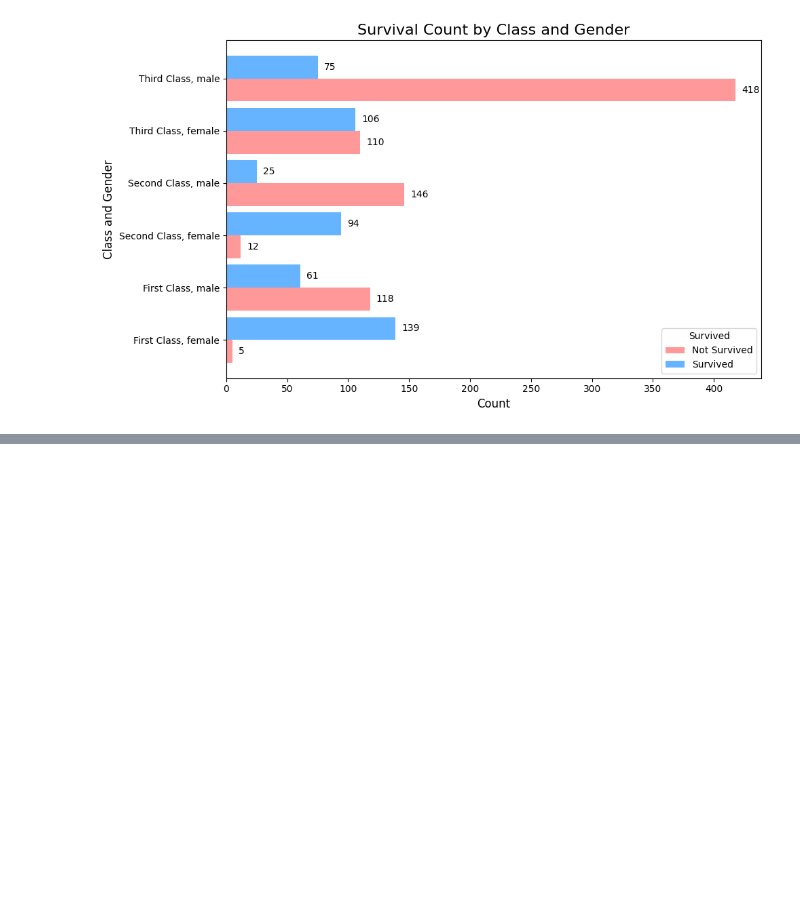
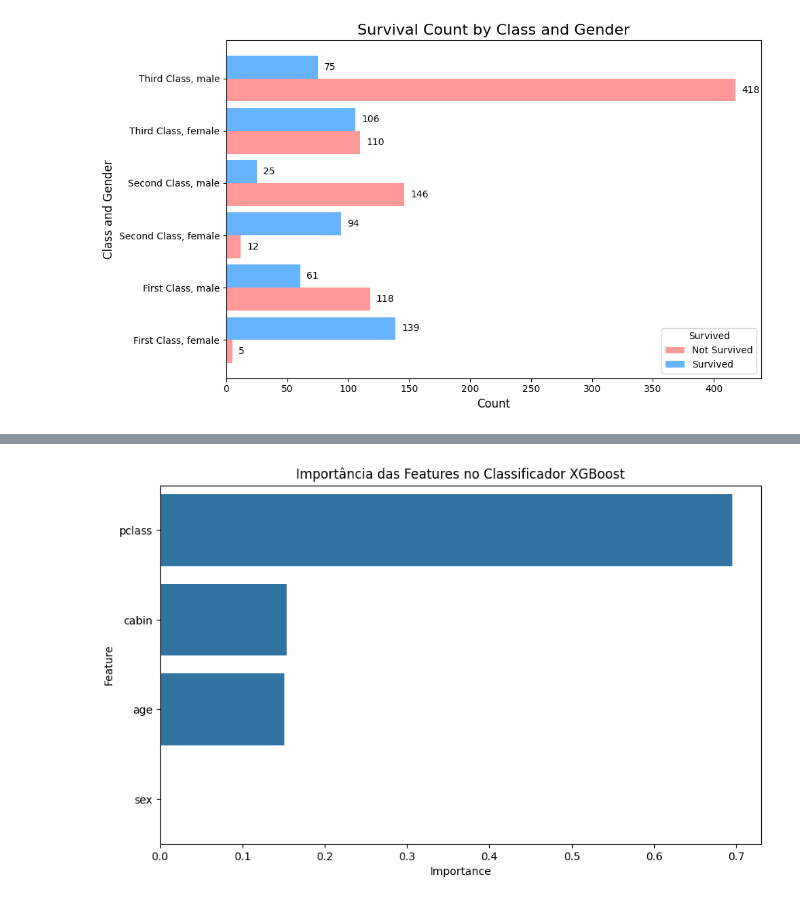
Before and after one commit to gaaj-ufrpe/pisi3-bsi-ufrpe, a Jupyter notebook: Intro_ML.ipynb, the cells around one changed output, grey strips where cells are left out. Drawn from its saved outputs; the diff is of its cells as text; code cells hidden in the pictures; blank space fills up the shorter version.

```diff
--- a/Intro_ML.ipynb
+++ b/Intro_ML.ipynb
@@ -490,0 +506,20 @@ plt.show()
+# %%
+# prompt: Troque o tipo das colunas categóricas para inteiro, incluindo a coluna survived.
+
+# Converte as colunas categóricas para inteiro usando LabelEncoder
+from sklearn.preprocessing import LabelEncoder
+
+le = LabelEncoder()
+new_df['sex'] = le.fit_transform(new_df['sex'])
+new_df['cabin'] = le.fit_transform(new_df['cabin'])
+new_df['survived'] = le.fit_transform(new_df['survived'])
+
+# Converte a coluna 'pclass' para inteiro (assumindo que já é numérica)
+new_df['pclass'] = new_df['pclass'].astype(int)
+
+# Preenche os valores ausentes na coluna 'age' com a média
+new_df['age'] = new_df['age'].fillna(new_df['age'].mean())
+
+# Exibe o DataFrame com os tipos atualizados
+print(new_df.head())
+print(new_df.dtypes)
@@ -490,0 +539,57 @@ plt.show()
+# %%
+# prompt: Crie um classificador usando o XGBoost para descobrir se a pessoa sobreviveu ou morreu com base nas demais colunas. Em seguida apresente os resultados por classe (sobreviveu ou nao sobreviveu) para os conjuntos de treino e de teste. Por fim, apresente um gráfico da feature importance.
+
+import xgboost as xgb
+from sklearn.model_selection import train_test_split
+from sklearn.metrics import classification_report, confusion_matrix
+
+# Separe as features (X) e o target (y)
+X = new_df.drop('survived', axis=1)
+y = new_df['survived']
+
+# Divida os dados em conjuntos de treino e teste
+X_train, X_test, y_train, y_test = train_test_split(X, y, test_size=0.2, random_state=42)
+
+# Crie o modelo XGBoost
+model = xgb.XGBClassifier()
+
+# Treine o modelo
+model.fit(X_train, y_train)
+
+# Faça previsões no conjunto de treino
+y_train_pred = model.predict(X_train)
+
+# Imprima os resultados para o conjunto de treino
+print("Resultados do Conjunto de Treino:")
+print(classification_report(y_train, y_train_pred))
+print(confusion_matrix(y_train, y_train_pred))
+
+# Faça previsões no conjunto de teste
+y_test_pred = model.predict(X_test)
+
+# Imprima os resultados para o conjunto de teste
+print("\nResultados do Conjunto de Teste:")
+print(classification_report(y_test, y_test_pred))
+print(confusion_matrix(y_test, y_test_pred))
+
+# Obtenha a importância das features
+importances = model.feature_importances_
+
+# Crie um DataFrame para visualização
+feature_importance_df = pd.DataFrame({
+    'Feature': X.columns,
+    'Importance': importances
+})
+
+# Ordene o DataFrame por importância
+feature_importance_df = feature_importance_df.sort_values('Importance', ascending=False)
+
+# Imprima a importância das features
+print(feature_importance_df)
+
+# Plote a importância das features
+plt.figure(figsize=(10, 6))
+sns.barplot(x='Importance', y='Feature', data=feature_importance_df)
+plt.title('Importância das Features no Classificador XGBoost')
+plt.show()
+# %% [output]
@@ -490,0 +613 @@ plt.show()
+[figure, added]
```
Also changed, not shown: parts of 6 cells of this notebook.
